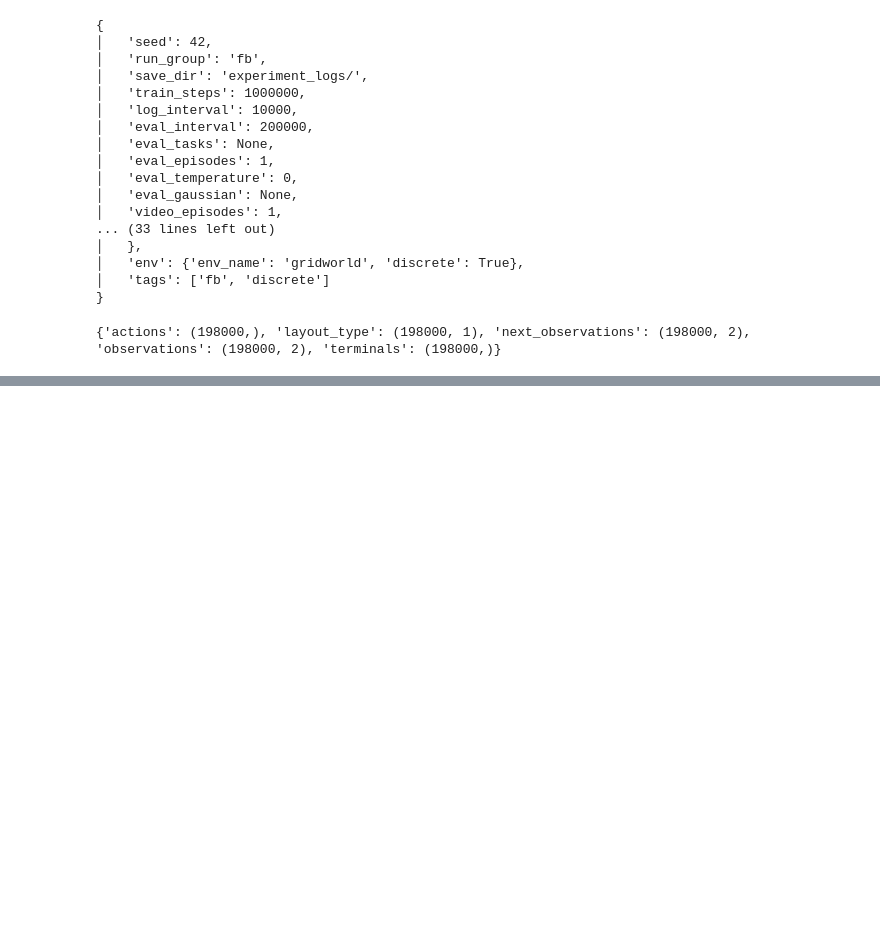
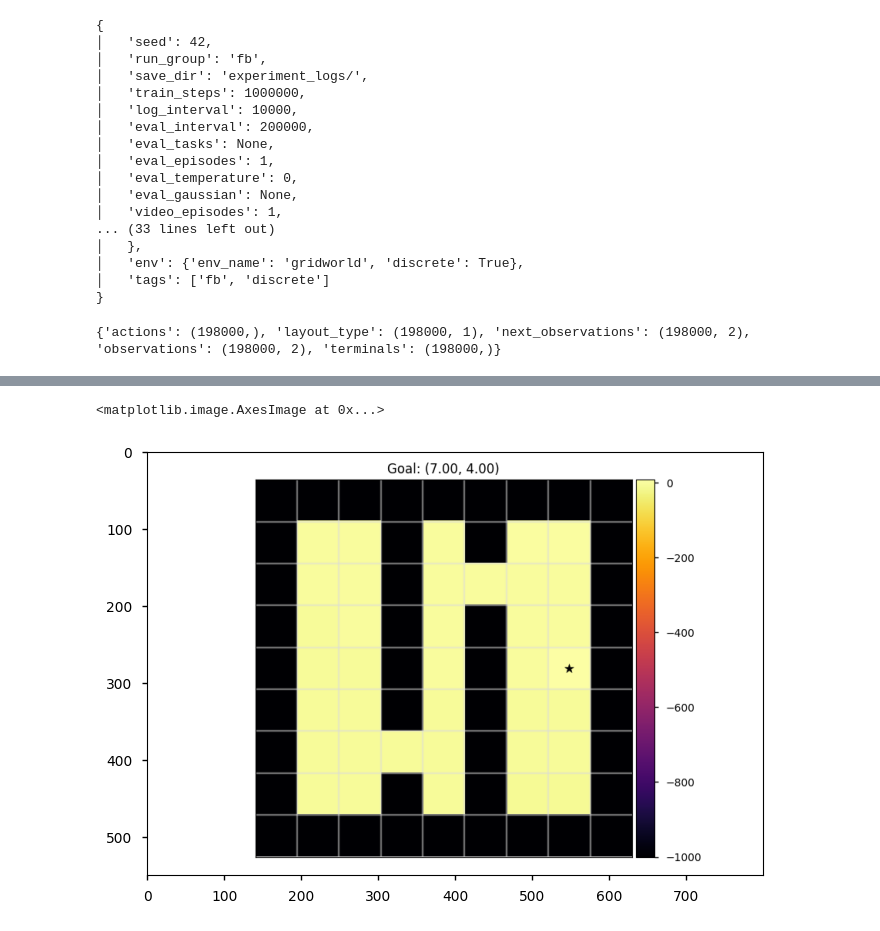
Before and after one commit to skylooop/BeliefConditionedFB, a Jupyter notebook: notebooks/in_context_fb.ipynb, the cells around one changed output, grey strips where cells are left out. Saved outputs shown, nothing was run; the diff lists cells and outputs as text; code cells hidden in the pictures; blank space fills up the shorter version.

```diff
--- a/notebooks/in_context_fb.ipynb
+++ b/notebooks/in_context_fb.ipynb
@@ -221,3 +221,73 @@ plt.tight_layout()
+# %%
+from mpl_toolkits.axes_grid1 import make_axes_locatable
+
+def value_image_fourrooms(env, dataset, value_fn, action_fn=None, **kwargs):
+    fig = plt.figure(tight_layout=True)
+    canvas = FigureCanvas(fig)
+    plot_value_image_grid(env, dataset, value_fn, fig=fig, ax=plt.gca(), action_fn=action_fn, **kwargs)
+    image = get_canvas_image(canvas)
+    plt.close(fig)
+    return image
+
+def plot_value_image_grid(env, dataset, value_fn, action_fn, fig=None, ax=None, title=None, **kwargs):
+    if fig is None or ax is None:
+        fig, ax = plt.subplots()
+
+    goal = kwargs.get('goal', None)
+    grid = env.get_grid_array()
+    ax = env.plot_grid(ax=ax, grid=grid)
+
+    for (y, x), value in np.ndenumerate(grid):
+        if value == 1 or value == 4:
+            grid[y, x] = jax.device_get(value_fn(np.concatenate([[x], [y]], -1)).max(-1)[0])
+
+    divider = make_axes_locatable(ax)
+    cax = divider.append_axes('right', size='5%', pad=0.05)
+    im = ax.imshow(grid, cmap='inferno', vmin=-1000)
+    fig.colorbar(im, cax=cax, orientation='vertical')
+    if goal is not None:
+        ax.set_title('Goal: ({:.2f}, {:.2f})'.format(goal[0], goal[1]))
+        ax.scatter(goal[0], goal[1], s=80, c='black', marker='*')
+    return fig, ax
+
+def visualize_value_image(layout_type, task_num):
+    mdp_type = np.zeros((fb_config['agent']['number_of_meta_envs'], ))
+    if mdp_type is not None:
+        if layout_type == 0:
+            mdp_type[0] = 1
+        elif layout_type == 1:
+            mdp_type[1] = 1
+        else:
+            mdp_type[2] = 1
+
+    env = DynamicsGeneralization_Doors(render_mode="rgb_array", highlight=False,
+                                    max_steps=NUM_TRAIN_STEPS, task_num=task_num)
+    env._gen_grid = partial(env._gen_grid, layout_type=layout_type)
+    env = MinigridWrapper(env)
+    dynamics_embedding=None
+    obs, info = env.reset()
+    goal = info.get("goal_pos", None)
+    latent_z = jax.device_get(fb_agent.infer_z(goal)[None])
+
+    if fb_config['agent']['use_context']:
+        dataset_inference, env = random_exploration(env, num_episodes=1, layout_type=layout_type, num_mdp=NUM_TRAIN_LAYOUTS)
+        print(jax.tree.map(lambda x: x.shape, dataset_inference))
+        dynamics_embedding_mean, dynamics_mean_std = fb_agent.network.select('dynamic_transformer')(dataset_inference['observations'][None], dataset_inference['actions'][None, :, None],
+                                                                                    dataset_inference['next_observations'][None], train=False, return_embedding=True)
+        dynamics_embedding = dynamics_embedding_mean + jax.random.normal(key=GLOBAL_KEY, shape=dynamics_embedding_mean.shape) * jnp.exp(dynamics_mean_std)
+        dynamics_embedding = dynamics_embedding.squeeze()
+        mdp_type=None
+
+    pred_value_img = value_image_fourrooms(env, example_batch,
+                                value_fn=partial(fb_agent.predict_q, z=latent_z),
+                                action_fn=None, goal=goal)
+    return pred_value_img
+
+pred_value_img = visualize_value_image(0, task_num=0)
+plt.imshow(pred_value_img)
+# %% [output]
+<matplotlib.image.AxesImage at 0x...>
+[figure, added]
 # %%
 from IPython.display import clear_output
 
```
Also changed, not shown: parts of 7 cells of this notebook.
